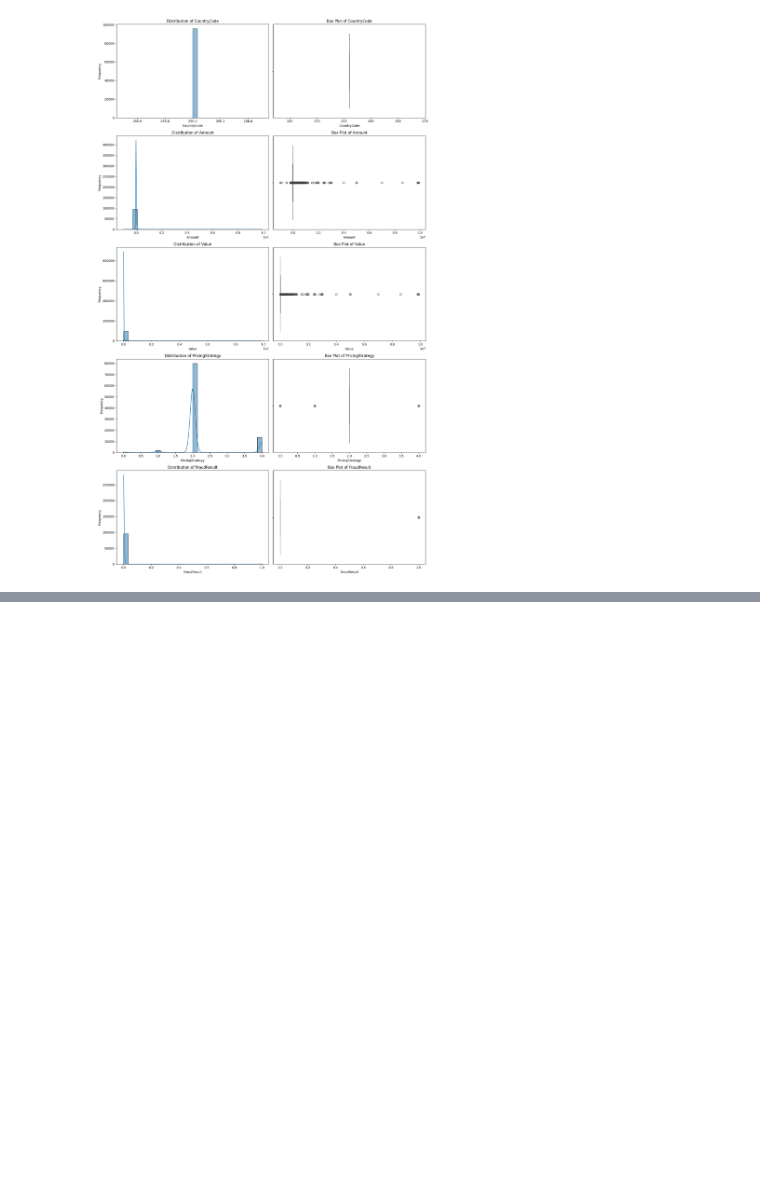
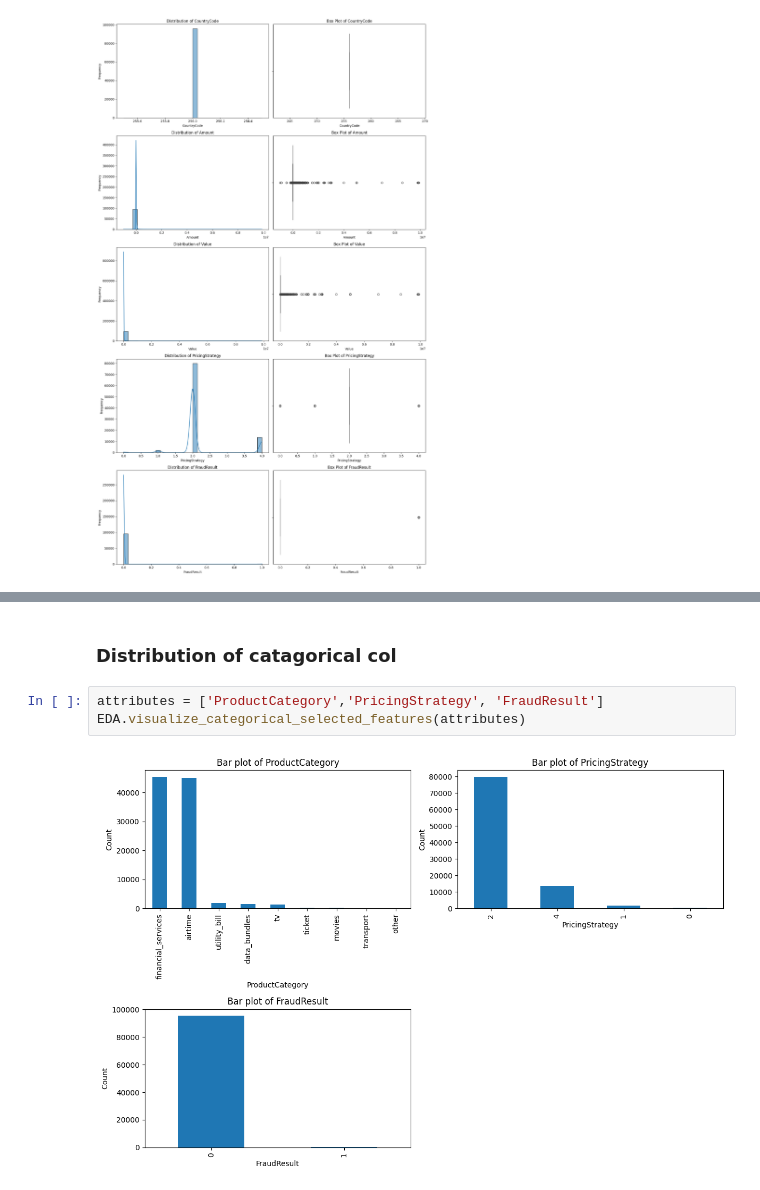
Before and after one commit to Marta233/Credit_Score, a Jupyter notebook: notebook/dataunder.ipynb, the cells around one changed output, grey strips where cells are left out. Cells and saved outputs as stored; diff of their text form; blank space fills up the shorter version.

```diff
--- a/notebook/dataunder.ipynb
+++ b/notebook/dataunder.ipynb
@@ -128,0 +134,7 @@ EDA.visualize_numerical_features()
+# %% [markdown]
+### Distribution of catagorical col
+# %%
+attributes = ['ProductCategory','PricingStrategy', 'FraudResult']
+EDA.visualize_categorical_selected_features(attributes)
+# %% [output]
+[figure, added]
```
Also changed, not shown: parts of 5 cells of this notebook, 1 other file.
